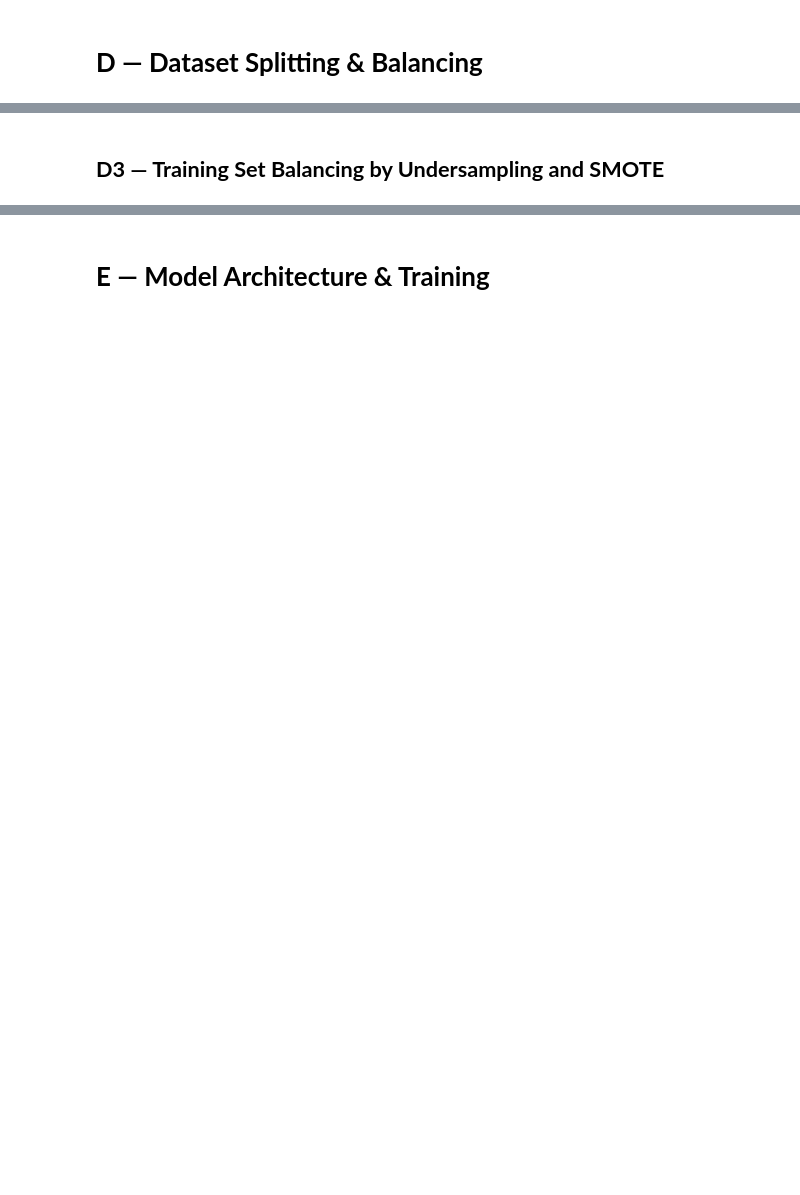
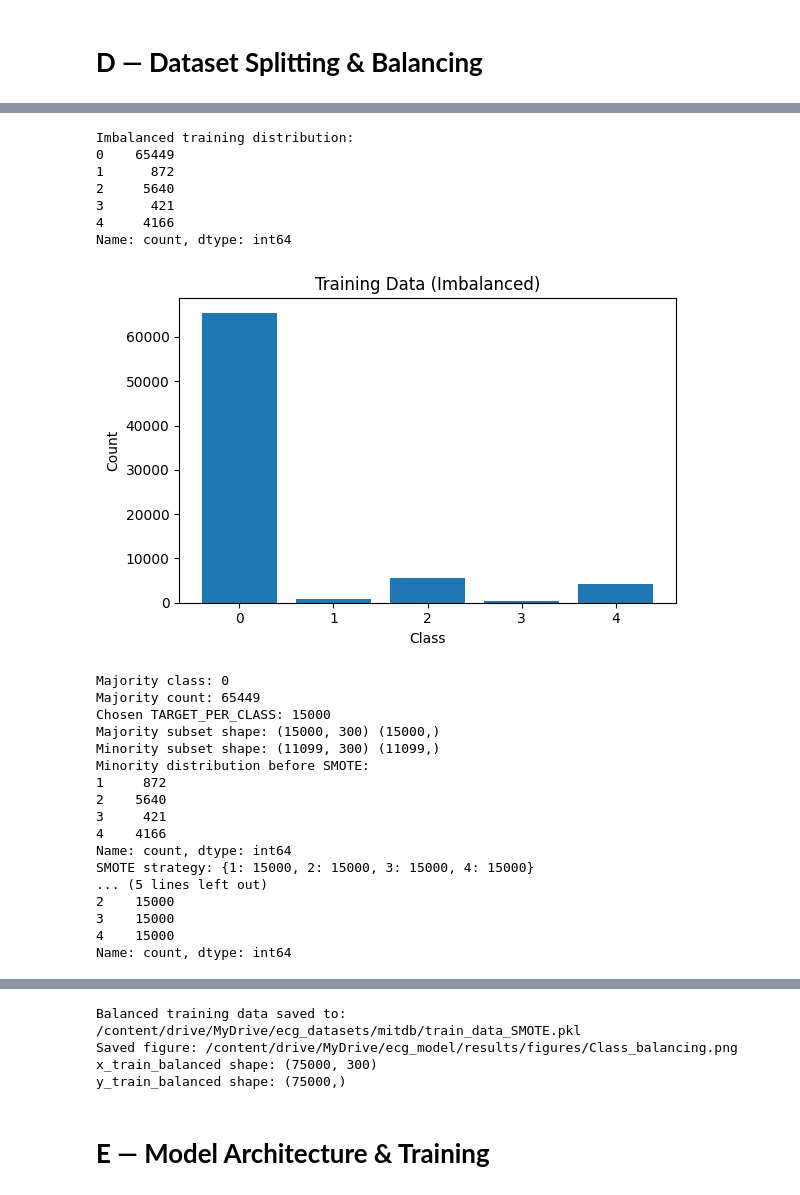
Before and after one commit to romesalarda/comp3226-password-manager-extension, a Jupyter notebook: ecg-arrhythmia-v5.ipynb, the cells around one changed output, grey strips where cells are left out. Saved outputs shown, nothing was run; the diff lists cells and outputs as text; code cells hidden in the pictures; blank space fills up the shorter version.

```diff
--- a/ecg-arrhythmia-v5.ipynb
+++ b/ecg-arrhythmia-v5.ipynb
@@ -1455,5 +1531,3 @@ savefig_drive(fig, "split_class_distribution_diagnostics.png")
-# %% [markdown]
-## **D3 — Training Set Balancing by Undersampling and SMOTE**
 # %%
 # ==========================================================
 # D3 — Training Set Balancing by Undersampling and SMOTE
@@ -1493,7 +1567,7 @@ print("Majority count:", majority_count)
 # - large enough to strengthen minorities
 # - small enough to avoid excessive synthetic dominance
 # ----------------------------------------------------------
-TARGET_PER_CLASS = min(20000, majority_count)
+TARGET_PER_CLASS = min(15000, majority_count)
 
 # must not be below the largest minority count
 largest_minority = int(class_counts_before.drop(index=majority_class).max())
@@ -1608,30 +1682,56 @@ print(f"Balanced training data saved to: {train_data_smote_path}")
 # ----------------------------------------------------------
 # Comparison figure
 # ----------------------------------------------------------
 fig = plt.figure(figsize=(8, 4), dpi=300)
 
 plt.subplot(1, 2, 1)
 sns.barplot(
     x=['N', 'S', 'V', 'F', 'Q'],
     y=[class_counts_before.get(i, 0) for i in range(5)]
 )
 plt.ylim(0, max(class_counts_before.max(), class_counts_after.max()) * 1.05)
 plt.title("Training Data (Imbalanced)")
 plt.xlabel("Class")
 plt.ylabel("Count")
 
 plt.subplot(1, 2, 2)
 sns.barplot(
     x=['N', 'S', 'V', 'F', 'Q'],
     y=[class_counts_after.get(i, 0) for i in range(5)]
 )
 plt.ylim(0, max(class_counts_before.max(), class_counts_after.max()) * 1.05)
 plt.title("Balanced by Undersampling + SMOTE")
 plt.xlabel("Class")
 plt.ylabel("Count")
 
 plt.tight_layout()
 savefig_drive(fig, "Class_balancing.png")
 
 print("x_train_balanced shape:", x_train_balanced.shape)
 print("y_train_balanced shape:", y_train_balanced.shape)
+# %% [output]
+Imbalanced training distribution:
+0    65449
+1      872
+2     5640
+3      421
+4     4166
+Name: count, dtype: int64
+[figure, added]
+Majority class: 0
+Majority count: 65449
+Chosen TARGET_PER_CLASS: 15000
+Majority subset shape: (15000, 300) (15000,)
+Minority subset shape: (11099, 300) (11099,)
+Minority distribution before SMOTE:
+1     872
+2    5640
+3     421
+4    4166
+Name: count, dtype: int64
+SMOTE strategy: {1: 15000, 2: 15000, 3: 15000, 4: 15000}
+... (5 lines left out)
+2    15000
+3    15000
+4    15000
+Name: count, dtype: int64
@@ -1638,3 +1739,7 @@ print("y_train_balanced shape:", y_train_balanced.shape)
+Balanced training data saved to: /content/drive/MyDrive/ecg_datasets/mitdb/train_data_SMOTE.pkl
+Saved figure: /content/drive/MyDrive/ecg_model/results/figures/Class_balancing.png
+x_train_balanced shape: (75000, 300)
+y_train_balanced shape: (75000,)
 # %% [markdown]
 # **E — Model Architecture & Training**
 # %%
```
Also changed, not shown: parts of 21 cells of this notebook.
